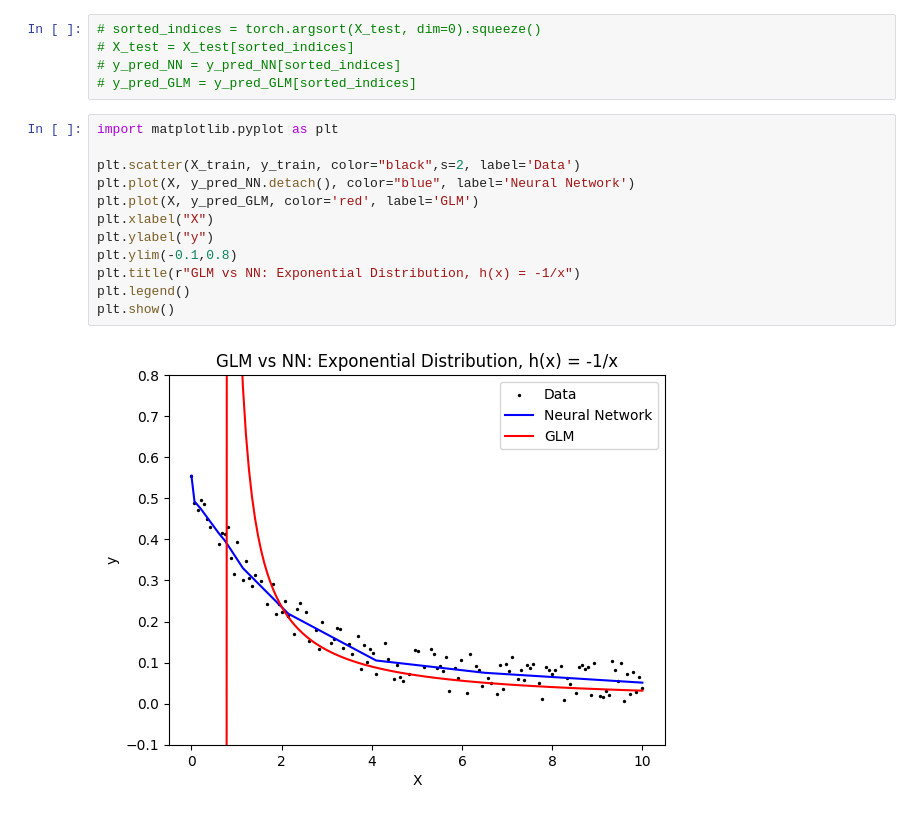
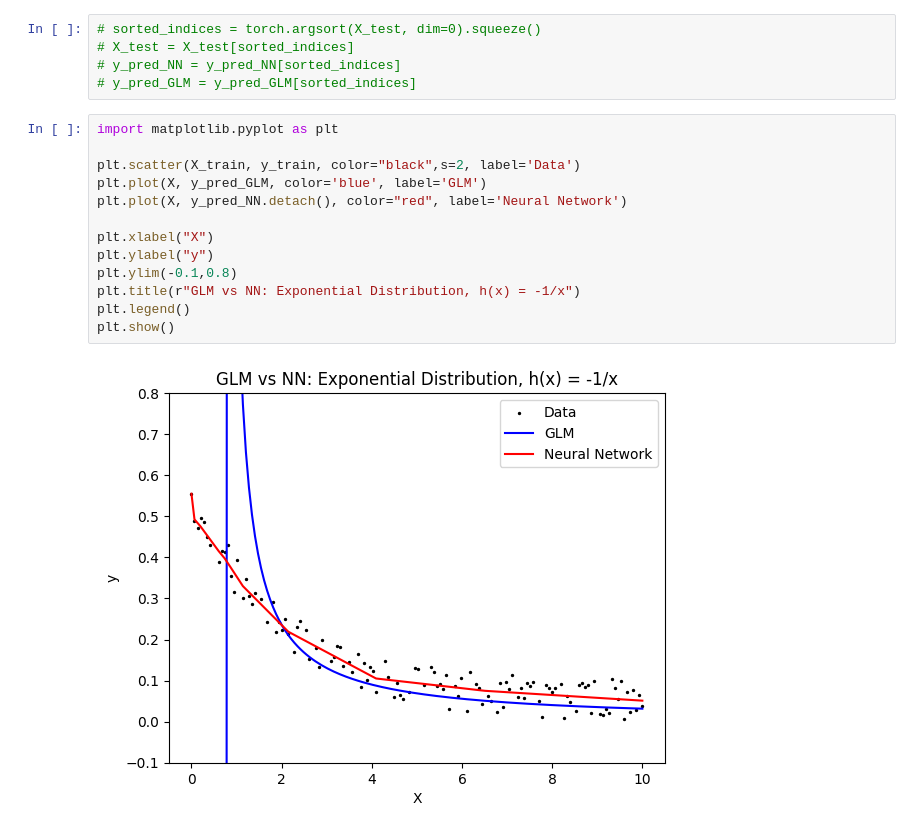
Before and after one commit to kyleosung/Stats_3AT3_Final_Project, a Jupyter notebook: GLM_NN_exp.ipynb, the cells around one changed output. Drawn from its saved outputs; the diff is of its cells as text.

Commit message:
Make graphs more consistent

```diff
--- a/GLM_NN_exp.ipynb
+++ b/GLM_NN_exp.ipynb
@@ -73,14 +73,15 @@ y_pred_GLM = h_inv(regr.predict(X))
 # %%
 import matplotlib.pyplot as plt
 
 plt.scatter(X_train, y_train, color="black",s=2, label='Data')
-plt.plot(X, y_pred_NN.detach(), color="blue", label='Neural Network')
-plt.plot(X, y_pred_GLM, color='red', label='GLM')
+plt.plot(X, y_pred_GLM, color='blue', label='GLM')
+plt.plot(X, y_pred_NN.detach(), color="red", label='Neural Network')
+
 plt.xlabel("X")
 plt.ylabel("y")
 plt.ylim(-0.1,0.8)
 plt.title(r"GLM vs NN: Exponential Distribution, h(x) = -1/x")
 plt.legend()
 plt.show()
 # %% [output]
-[figure, old version]
+[figure, new version]
```
Also changed, not shown: 2 other files.
